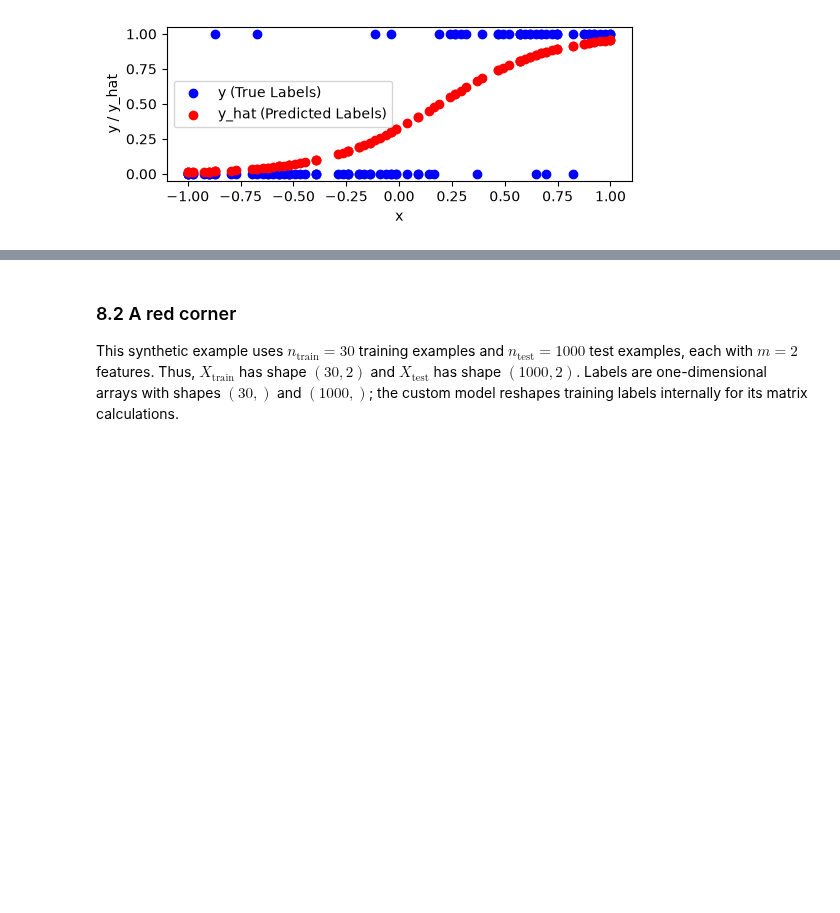
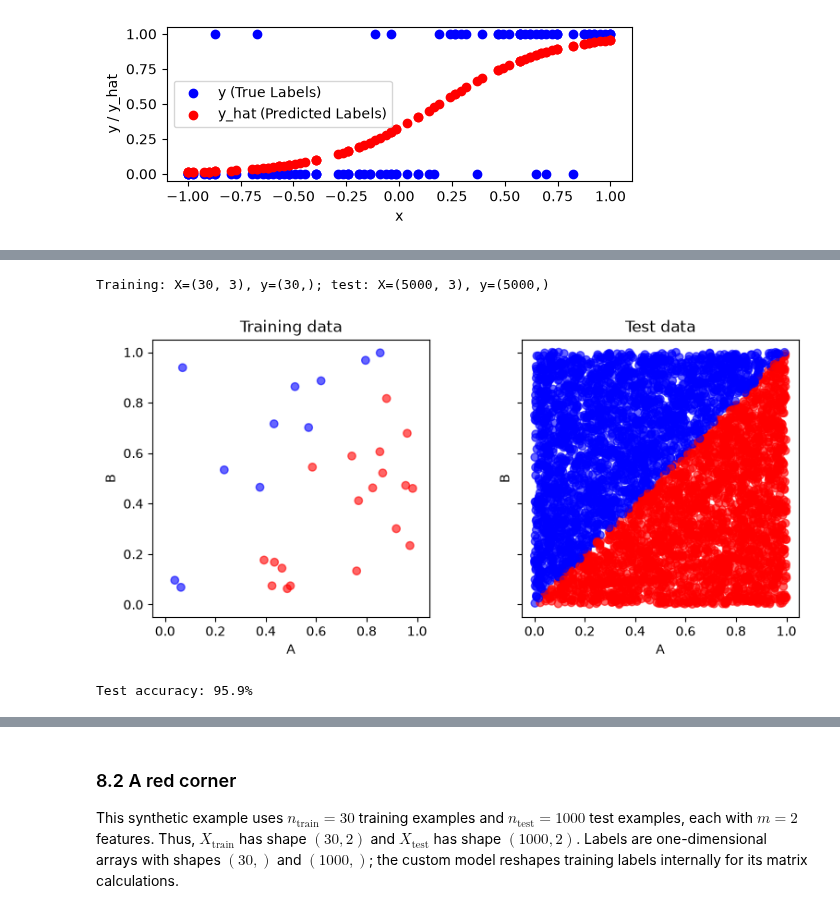
Before and after one commit to petraknovak/ml-from-concepts-to-code, a Jupyter notebook: 07_sgd/conceptual/logistic_regression.ipynb, the cells around one changed output, grey strips where cells are left out. Saved outputs shown, nothing was run; the diff lists cells and outputs as text; code cells hidden in the pictures; blank space fills up the shorter version.

Commit message:
Added A>B example

```diff
--- a/07_sgd/conceptual/logistic_regression.ipynb
+++ b/07_sgd/conceptual/logistic_regression.ipynb
@@ -388,0 +397,44 @@ plt.show()
+# %%
+# Locate data/a_gt_b whether the notebook runs from its folder or the Hands-on root.
+n_training = 30
+
+data_dir = Path("../../data/a_gt_b")
+train_df = pd.read_csv(data_dir /"trainABC.csv")
+train_df = train_df.sample(n_training)
+test_df = pd.read_csv(data_dir / "testABC.csv")
+
+feature_columns = ["A", "B", "C"]
+X_ab_train = train_df[feature_columns].to_numpy(dtype=float)
+y_ab_train = train_df["A>B"].astype(int).to_numpy()
+X_ab_test = test_df[feature_columns].to_numpy(dtype=float)
+y_ab_test = test_df["A>B"].astype(int).to_numpy()
+print(f"Training: X={X_ab_train.shape}, y={y_ab_train.shape}; test: X={X_ab_test.shape}, y={y_ab_test.shape}")
+
+# Plot train and test examples, colored by whether A > B.
+fig, axes = plt.subplots(1, 2, figsize=(8, 4), layout="none", sharex=True, sharey=True)
+
+axes[0].scatter(X_ab_train[:, 0], X_ab_train[:, 1], c=y_ab_train, cmap="bwr", vmin=0, vmax=1, alpha=0.6)
+axes[0].set(xlabel="A", ylabel="B", title="Training data")
+axes[0].set_box_aspect(1)
+
+axes[1].scatter(X_ab_test[:, 0], X_ab_test[:, 1], c=y_ab_test, cmap="bwr", vmin=0, vmax=1, alpha=0.6)
+axes[1].set(xlabel="A", ylabel="B", title="Test data")
+axes[1].set_box_aspect(1)
+
+# Fixed margins keep each square plotting area at 3 x 3 inches.
+plt.subplots_adjust(left=0.1, right=0.975, bottom=0.18, top=0.93, wspace=1/3)
+plt.show()
+# %% [output]
+Training: X=(30, 3), y=(30,); test: X=(5000, 3), y=(5000,)
+[figure, added]
+# %%
+# Fit on the training CSV, then evaluate on the separate test CSV.
+np.random.seed(42)
+ab_model = LogisticRegression(epochs=5000, learning_rate=0.1)
+ab_model.fit(X_ab_train, y_ab_train)
+y_ab_train_pred = ab_model.predict(X_ab_train)
+y_ab_test_pred = ab_model.predict(X_ab_test)
+test_accuracy = np.mean(y_ab_test_pred == y_ab_test)
+print(f"Test accuracy: {test_accuracy:.1%}")
+# %% [output]
+Test accuracy: 95.9%
```
Also changed, not shown: parts of 11 cells of this notebook.
